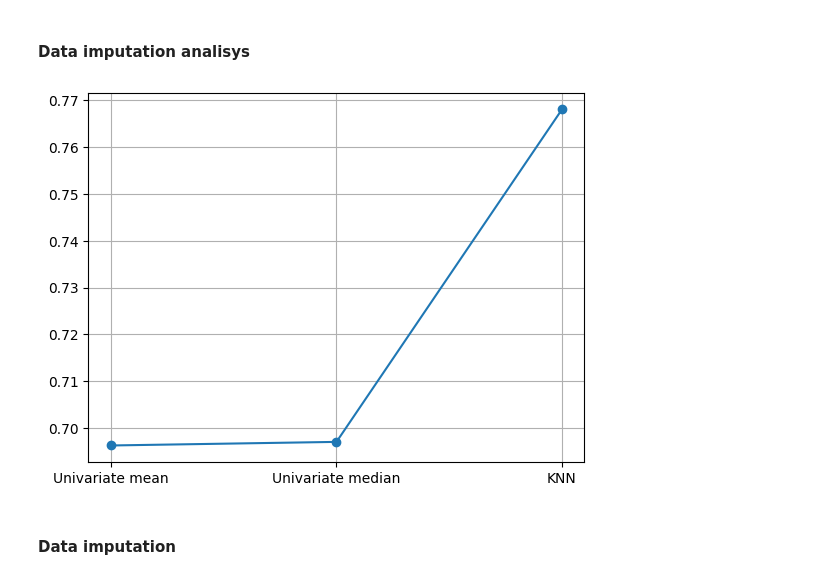
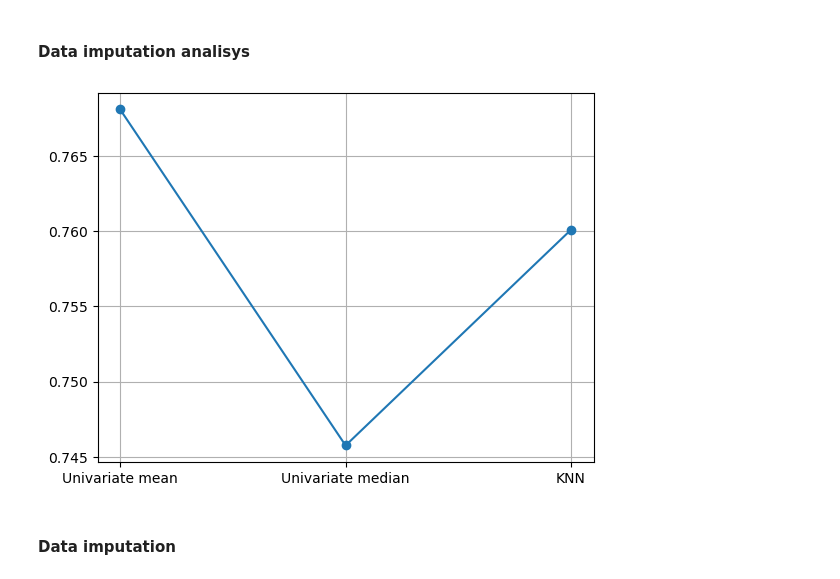
Before and after one commit to rubentorres-developer/ML-SecondHomeAssignment, a Jupyter notebook: Assignment2.ipynb, the cells around one changed output. Saved outputs shown, nothing was run; the diff lists cells and outputs as text; code cells hidden in the pictures.

```diff
--- a/Assignment2.ipynb
+++ b/Assignment2.ipynb
@@ -229,35 +229,35 @@ Xt_test  = scaler.transform(X_test)
 # %%
 imp1 = SimpleImputer(missing_values=np.nan, strategy='mean')
 imp1.fit(Xt_train)
 Xt_train1 = imp1.transform(Xt_train)
 Xt_test1  = imp1.transform(Xt_test)
 
 imp2 = SimpleImputer(missing_values=np.nan, strategy='median')
 imp2.fit(Xt_train)
 Xt_train2 = imp2.transform(Xt_train)
 Xt_test2  = imp2.transform(Xt_test)
-"""
+
 imp3 = KNNImputer(n_neighbors=5, weights="uniform")
 imp3.fit(Xt_train)
 Xt_train3 = imp3.transform(Xt_train)
 Xt_test3 = imp3.transform(Xt_test)
-"""
-lrmdl1 = DecisionTreeClassifier(max_depth=5).fit(Xt_train1, y_train)
-lrmdl2 = DecisionTreeClassifier(max_depth=5).fit(Xt_train2, y_train)
-#lrmdl3 = LogisticRegression(random_state=0, max_iter=999999).fit(Xt_train3, y_train)
+
+lrmdl1 = LogisticRegression(random_state=0, max_iter=999999).fit(Xt_train1, y_train)
+lrmdl2 = LogisticRegression(random_state=0, max_iter=999999).fit(Xt_train2, y_train)
+lrmdl3 = LogisticRegression(random_state=0, max_iter=999999).fit(Xt_train3, y_train)
 
 sk_preds1=lrmdl1.predict(Xt_test1)
 sk_preds2=lrmdl2.predict(Xt_test2)
-#sk_preds3=lrmdl3.predict(Xt_test3)
+sk_preds3=lrmdl3.predict(Xt_test3)
 
 imputers = ["Univariate mean", "Univariate median", "KNN"]
 accuracies = [accuracy_score(y_test, sk_preds1), accuracy_score(y_test, sk_preds2), accuracy_score(y_test, sk_preds3)]
 
 plt.plot(imputers, accuracies, marker = "o")
 plt.grid()
 plt.show()
 # %% [output]
-[figure, old version]
+[figure, new version]
 # %% [markdown]
 #### Data imputation
 # %%
```
Also changed, not shown: parts of 3 cells of this notebook.
